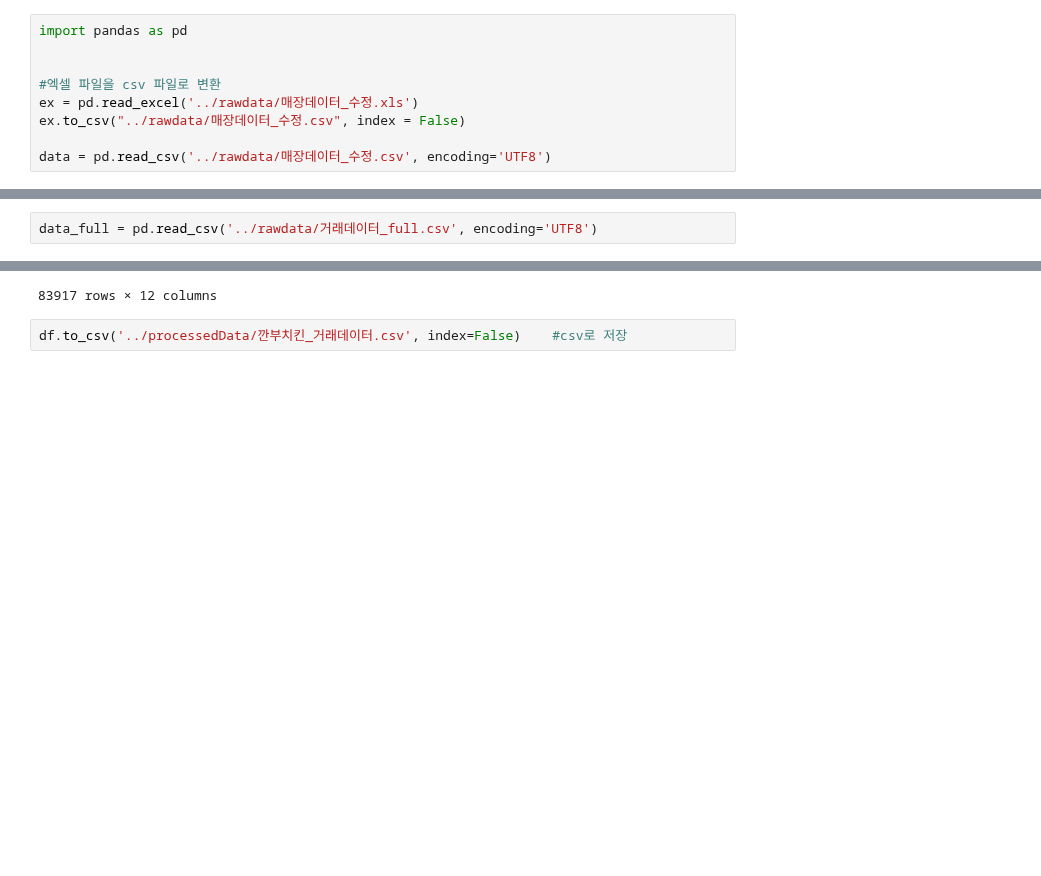
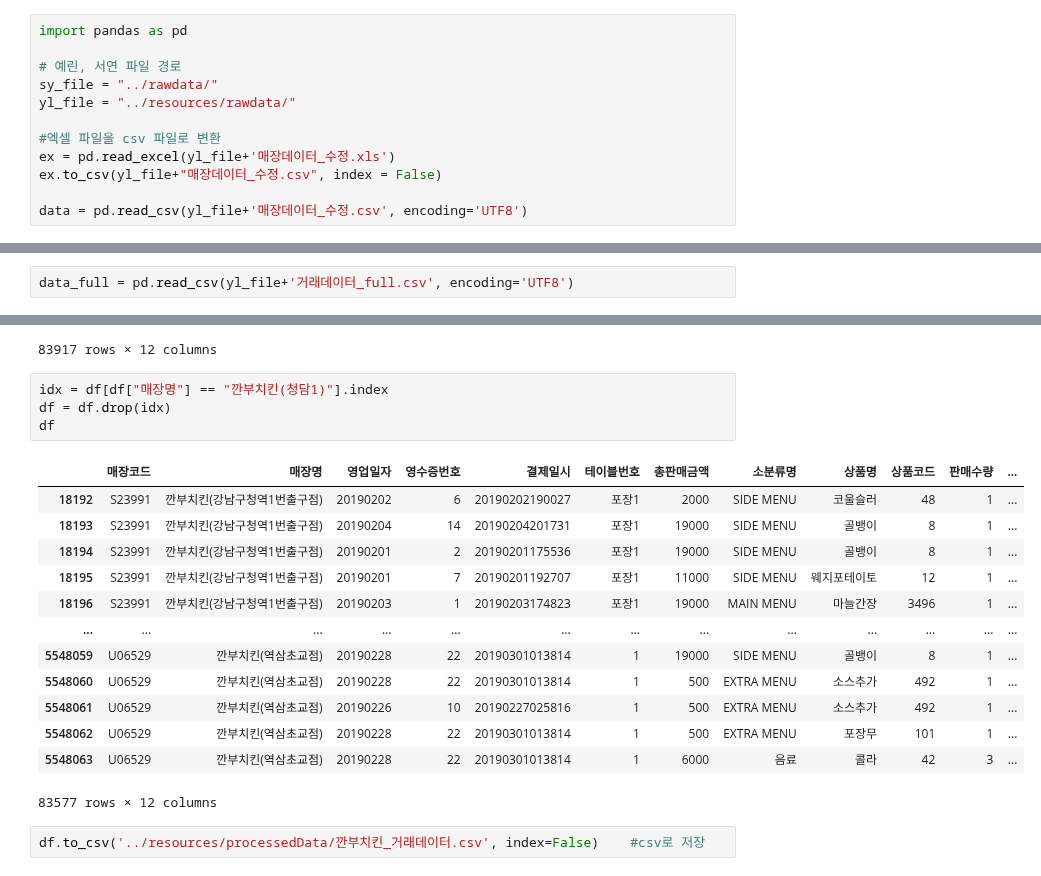
Before and after one commit to POSdata-Sales-Prediction/Store-operation-consulting, a Jupyter notebook: Datareprocessing_SY.ipynb, the cells around one changed output, grey strips where cells are left out. Cells and saved outputs as stored; diff of their text form; blank space fills up the shorter version.

```diff
--- a/Datareprocessing_SY.ipynb
+++ b/Datareprocessing_SY.ipynb
@@ -1,12 +1,15 @@
 # %%
 import pandas as pd
 
+# 예린, 서연 파일 경로
+sy_file = "../rawdata/"
+yl_file = "../resources/rawdata/"
 
 #엑셀 파일을 csv 파일로 변환
-ex = pd.read_excel('../rawdata/매장데이터_수정.xls')
-ex.to_csv("../rawdata/매장데이터_수정.csv", index = False)
+ex = pd.read_excel(yl_file+'매장데이터_수정.xls')
+ex.to_csv(yl_file+"매장데이터_수정.csv", index = False)
 
-data = pd.read_csv('../rawdata/매장데이터_수정.csv', encoding='UTF8')
+data = pd.read_csv(yl_file+'매장데이터_수정.csv', encoding='UTF8')
 # %%
 from collections import Counter
 
@@ -65,7 +68,7 @@ len(data[data['본사코드']=="HBAS"]) #기존데이터에서 본사코드가 H
 # %% [output]
 34
 # %%
-data_full = pd.read_csv('../rawdata/거래데이터_full.csv', encoding='UTF8')
+data_full = pd.read_csv(yl_file+'거래데이터_full.csv', encoding='UTF8')
 # %%
 data_full
 # %% [output]
@@ -105,6 +108,24 @@ df
 | 5580919 | U11422 | 깐부치킨(청담1) | 20190228 | 14 | 20190228131736 | 10 | 8000 | 깐부 청담1 | 소고기볶음밥 | 004072 | 1 | ... |
 | 5580920 | U11422 | 깐부치킨(청담1) | 20190228 | 10 | 20190228125113 | 10 | 8000 | 깐부 청담1 | 오렌지치즈샐러드 | 004085 | 1 | ... |
 83917 rows × 12 columns
+# %%
+idx = df[df["매장명"] == "깐부치킨(청담1)"].index
+df = df.drop(idx)
+df
+# %% [output]
+|  | 매장코드 | 매장명 | 영업일자 | 영수증번호 | 결제일시 | 테이블번호 | 총판매금액 | 소분류명 | 상품명 | 상품코드 | 판매수량 | ... |
+| 18192 | S23991 | 깐부치킨(강남구청역1번출구점) | 20190202 | 6 | 20190202190027 | 포장1 | 2000 | SIDE MENU | 코울슬러 | 48 | 1 | ... |
+| 18193 | S23991 | 깐부치킨(강남구청역1번출구점) | 20190204 | 14 | 20190204201731 | 포장1 | 19000 | SIDE MENU | 골뱅이 | 8 | 1 | ... |
+| 18194 | S23991 | 깐부치킨(강남구청역1번출구점) | 20190201 | 2 | 20190201175536 | 포장1 | 19000 | SIDE MENU | 골뱅이 | 8 | 1 | ... |
+| 18195 | S23991 | 깐부치킨(강남구청역1번출구점) | 20190201 | 7 | 20190201192707 | 포장1 | 11000 | SIDE MENU | 웨지포테이토 | 12 | 1 | ... |
+| 18196 | S23991 | 깐부치킨(강남구청역1번출구점) | 20190203 | 1 | 20190203174823 | 포장1 | 19000 | MAIN MENU | 마늘간장 | 3496 | 1 | ... |
+| ... | ... | ... | ... | ... | ... | ... | ... | ... | ... | ... | ... | ... |
+| 5548059 | U06529 | 깐부치킨(역삼초교점) | 20190228 | 22 | 20190301013814 | 1 | 19000 | SIDE MENU | 골뱅이 | 8 | 1 | ... |
+| 5548060 | U06529 | 깐부치킨(역삼초교점) | 20190228 | 22 | 20190301013814 | 1 | 500 | EXTRA MENU | 소스추가 | 492 | 1 | ... |
+| 5548061 | U06529 | 깐부치킨(역삼초교점) | 20190226 | 10 | 20190227025816 | 1 | 500 | EXTRA MENU | 소스추가 | 492 | 1 | ... |
+| 5548062 | U06529 | 깐부치킨(역삼초교점) | 20190228 | 22 | 20190301013814 | 1 | 500 | EXTRA MENU | 포장무 | 101 | 1 | ... |
+| 5548063 | U06529 | 깐부치킨(역삼초교점) | 20190228 | 22 | 20190301013814 | 1 | 6000 | 음료 | 콜라 | 42 | 3 | ... |
+83577 rows × 12 columns
 # %%
-df.to_csv('../processedData/깐부치킨_거래데이터.csv', index=False)    #csv로 저장
+df.to_csv('../resources/processedData/깐부치킨_거래데이터.csv', index=False)    #csv로 저장
 # %%
```
Also changed, not shown: parts of 1 cell of this notebook.
